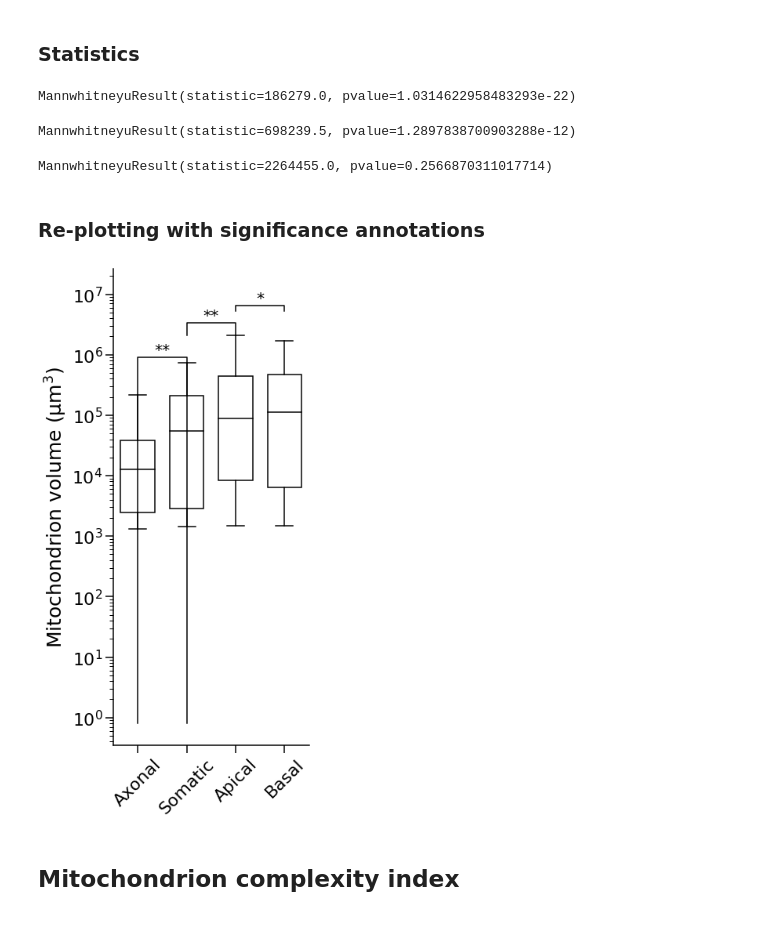
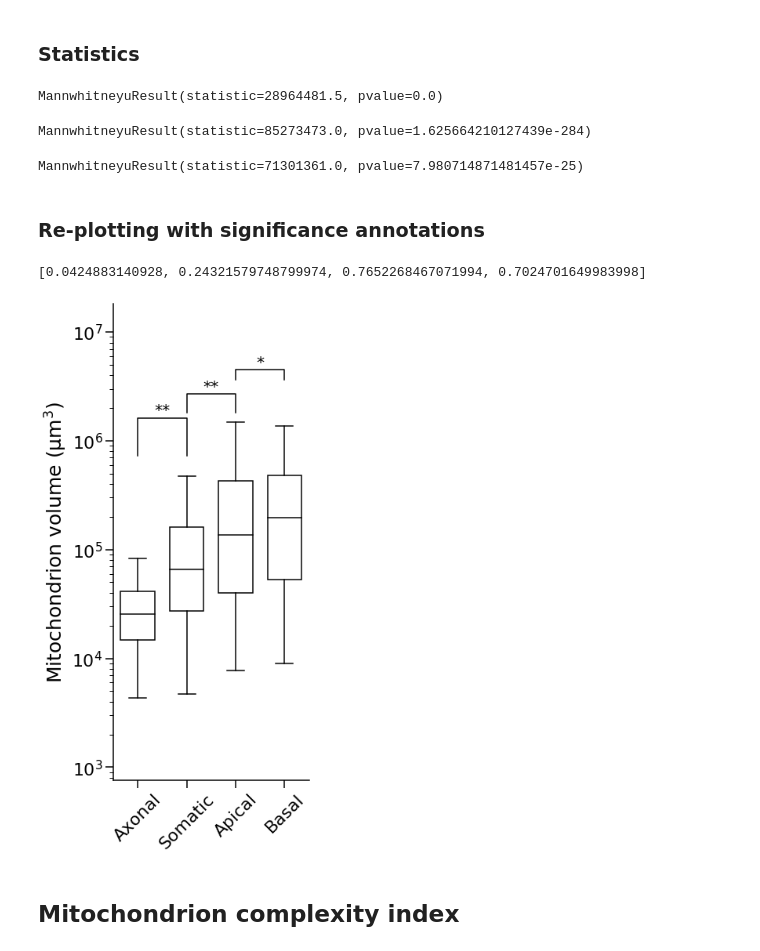
Before and after one commit to AllenInstitute/MicronsBinder, a Jupyter notebook: notebooks/multiscale/mitochondria/compartment_comparison.ipynb, the cells around one changed output. Drawn from its saved outputs; the diff is of its cells as text; code cells hidden in the pictures.

```diff
--- a/notebooks/multiscale/mitochondria/compartment_comparison.ipynb
+++ b/notebooks/multiscale/mitochondria/compartment_comparison.ipynb
@@ -17,8 +17,8 @@ from scipy import stats
 
 from lib import plot, u
 # %%
-MITODF_FILENAME = "test.csv"
-CLEANIDS_FILENAME = "intermeds/200611_clean_ids.csv"
+MITODF_FILENAME = "data/pni_mito_cellswskel_v185_fullstats.csv"
+CLEANIDS_FILENAME = "data/clean_compartment_ids_v185.csv"
 # %% [markdown]
 #### Reading data
 # %%
@@ -82,38 +82,42 @@ apical_to_basal = stats.mannwhitneyu(
 # %%
 axon_to_soma
 # %% [output]
-MannwhitneyuResult(statistic=186279.0, pvalue=1.0314622958483293e-22)
+MannwhitneyuResult(statistic=28964481.5, pvalue=0.0)
 # %%
 soma_to_apical
 # %% [output]
-MannwhitneyuResult(statistic=698239.5, pvalue=1.2897838700903288e-12)
+MannwhitneyuResult(statistic=85273473.0, pvalue=1.625664210127439e-284)
 # %%
 apical_to_basal
 # %% [output]
-MannwhitneyuResult(statistic=2264455.0, pvalue=0.2566870311017714)
+MannwhitneyuResult(statistic=71301361.0, pvalue=7.980714871481457e-25)
 # %% [markdown]
 ### Re-plotting with significance annotations
 # %%
 p95s = list()
 for comp in ['Axonal', 'Somatic', 'Apical', 'Basal']:
     subdf = mitodf[mitodf.compartment == comp]
-    p95s.append(np.percentile(mitodf.mito_vx * plot.DEFAULT_VX_VOL, 95))
+    p95s.append(np.percentile(subdf.mito_vx * plot.DEFAULT_VX_VOL, 95))
+# %%
+p95s
+# %% [output]
+[0.0424883140928, 0.24321579748799974, 0.7652268467071994, 0.7024701649983998]
 # %%
 plt.figure(figsize=(5, 10))
 plot.boxplot_by_comp(mitodf)
 plt.yscale("log")
 
-plot.barplot_annotate_brackets(0, 1, '**', np.arange(4), p95s, dh=0)
-plot.barplot_annotate_brackets(1, 2, '**', np.arange(4), p95s, dh=0.08)
+plot.barplot_annotate_brackets(0, 1, '**', np.arange(4), p95s, dh=0.04)
+plot.barplot_annotate_brackets(1, 2, '**', np.arange(4), p95s, dh=0.1)
 plot.barplot_annotate_brackets(2, 3, '*', np.arange(4), p95s, dh=.2)
 
 plt.xticks(rotation=45, fontsize=22)
 plt.yticks(fontsize=22)
 
 plot.plt.tight_layout()
 plot.plt.show()
 # %% [output]
-[figure, old version]
+[figure, new version]
 # %% [markdown]
 ## Mitochondrion complexity index
 # %%
```
Also changed, not shown: parts of 10 cells of this notebook.
